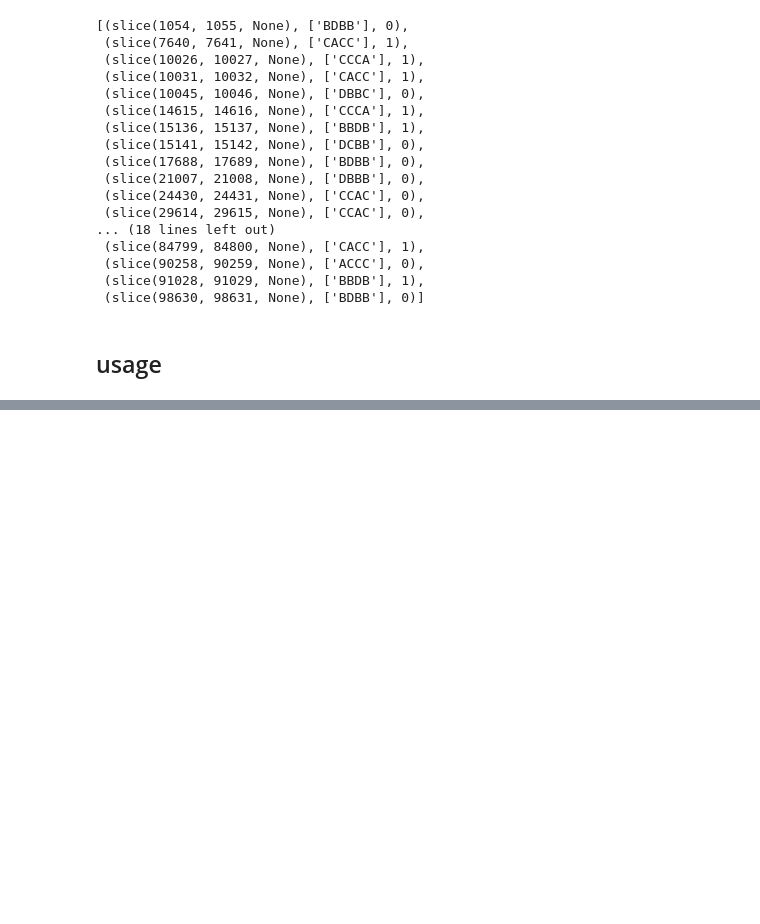
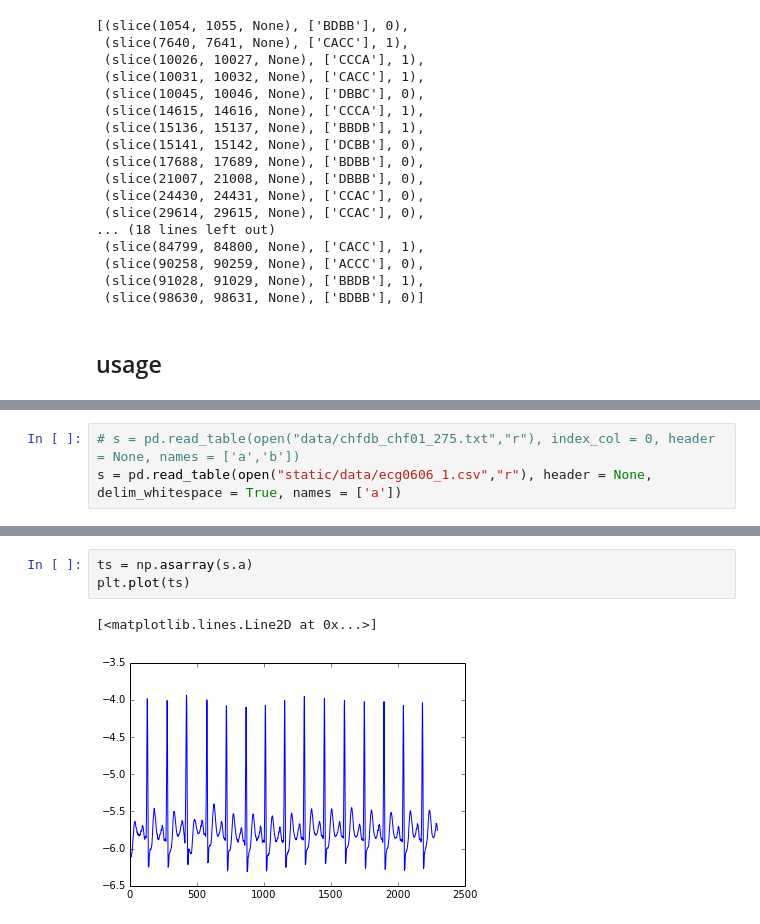
Before and after one commit to dolaameng/pysax, a Jupyter notebook: Tutorial-pyoutlier.ipynb, the cells around one changed output, grey strips where cells are left out. Saved outputs shown, nothing was run; the diff lists cells and outputs as text; blank space fills up the shorter version.

```diff
--- a/Tutorial-pyoutlier.ipynb
+++ b/Tutorial-pyoutlier.ipynb
@@ -95,0 +102,3 @@ for outlier in outliers:
+# %%
+# s = pd.read_table(open("data/chfdb_chf01_275.txt","r"), index_col = 0, header = None, names = ['a','b'])
+s = pd.read_table(open("static/data/ecg0606_1.csv","r"), header = None, delim_whitespace = True, names = ['a'])
@@ -95,0 +126,6 @@ for outlier in outliers:
+# %%
+ts = np.asarray(s.a)
+plt.plot(ts)
+# %% [output]
+[<matplotlib.lines.Line2D at 0x...>]
+[figure, added]
```
Also changed, not shown: parts of 12 cells of this notebook, 11 other files.
